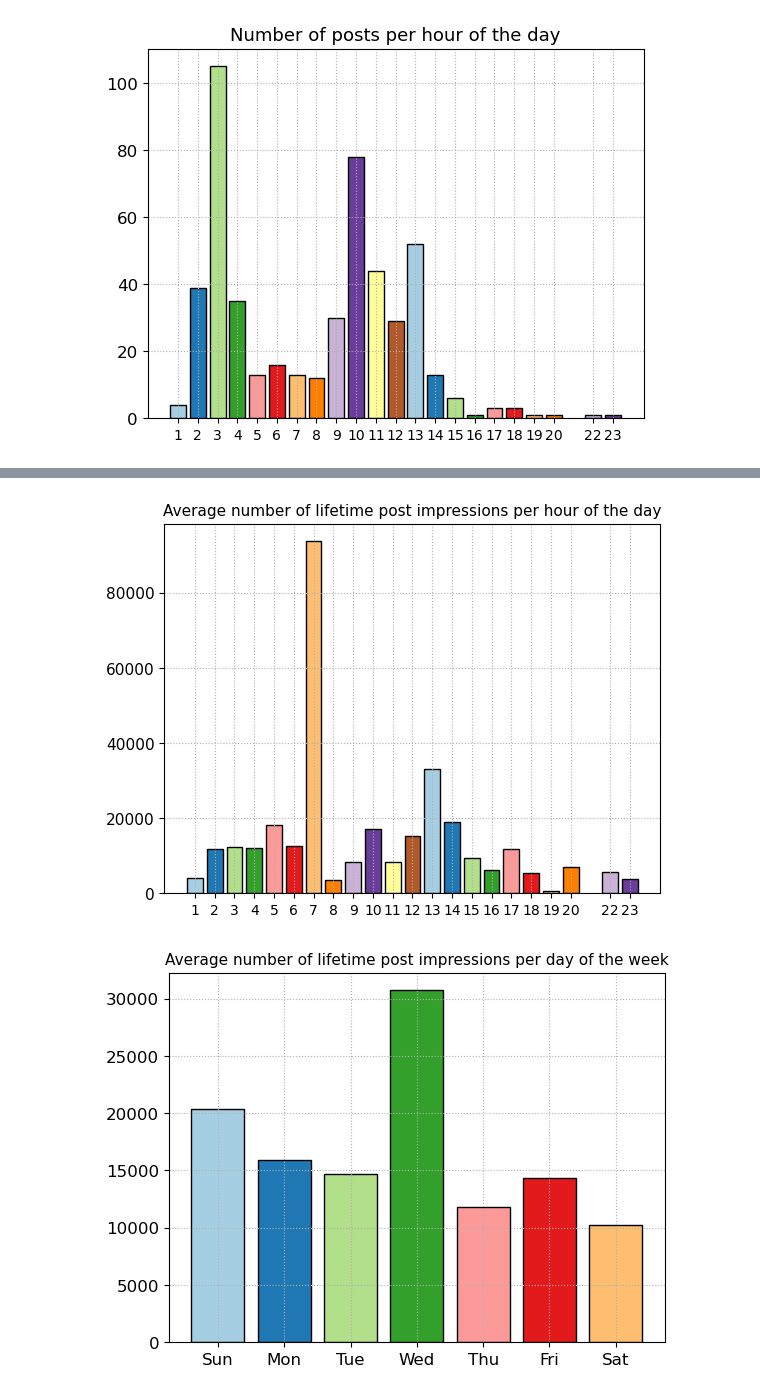
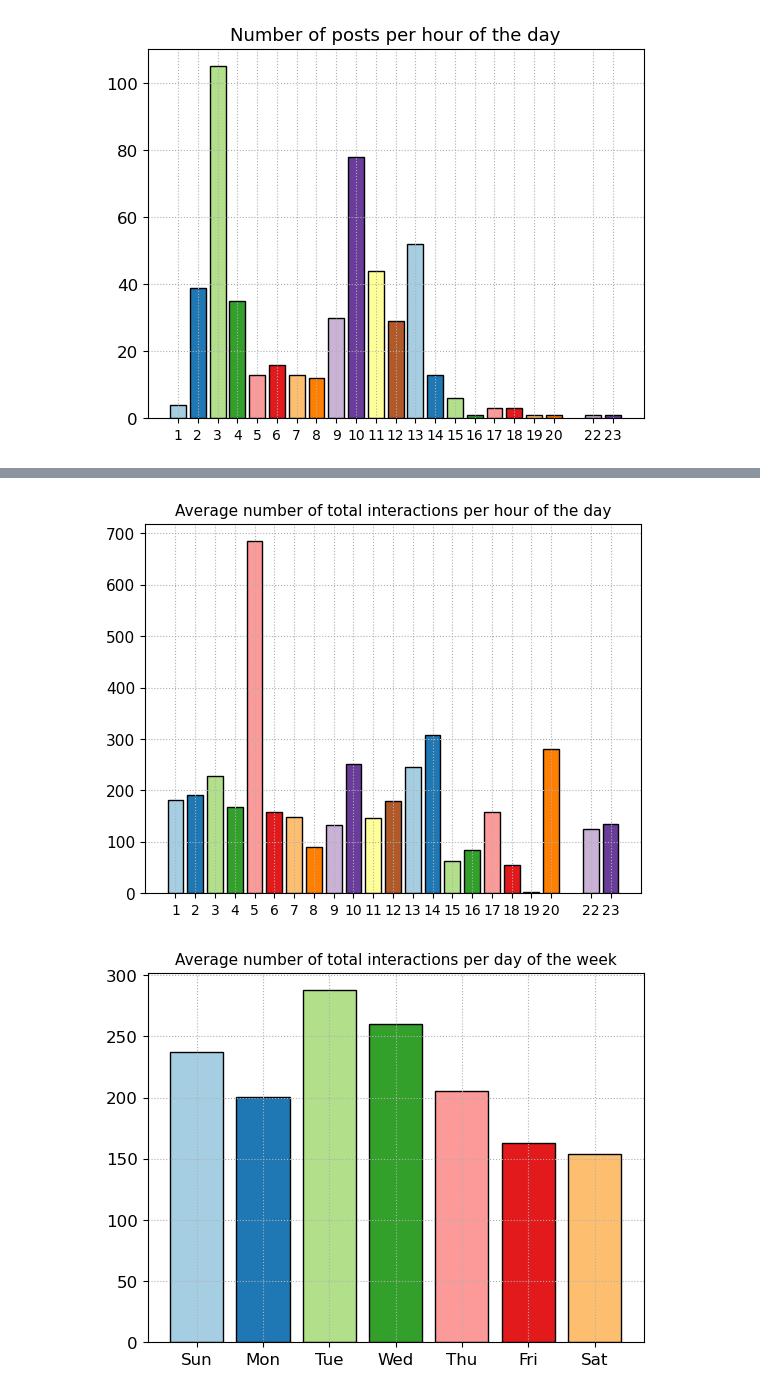
Before and after one commit to capac/facebook-metrics-data-set, a Jupyter notebook: fb_metrics.ipynb, the cells around one changed output, grey strips where cells are left out. Saved outputs shown, nothing was run; the diff lists cells and outputs as text; code cells hidden in the pictures.

```diff
--- a/fb_metrics.ipynb
+++ b/fb_metrics.ipynb
@@ -145,24 +145,24 @@ plt.grid(linestyle=':')
 # %%
-lt_post_imp_df=fb_df['LT Post Imp + Liked Page'].groupby(fb_df['Post Hour']).mean()
-plt.bar(x=lt_post_imp_df.index, height=lt_post_imp_df.values,
+tot_int_df=fb_df['Total Int'].groupby(fb_df['Post Hour']).mean()
+plt.bar(x=tot_int_df.index, height=tot_int_df.values,
         color=plt.cm.Paired.colors, edgecolor='k')
-plt.xticks(ticks=lt_post_imp_df.index, fontsize=10)
+plt.xticks(ticks=tot_int_df.index, fontsize=10)
 plt.yticks(fontsize=11)
-plt.title('Average number of lifetime post impressions per hour of the day', fontsize=11)
+plt.title('Average number of total interactions per hour of the day', fontsize=11)
 plt.grid(linestyle=':')
-# plt.savefig('plots/average_number_of_lifetime_post_consumers_per_hour_of_day.png', bbox_inches='tight');
+plt.savefig('plots/average_number_of_total_interactions_per_hour_of_day.png', bbox_inches='tight');
 # %% [output]
-[figure, old version]
+[figure, new version]
 # %%
-lt_post_imp_df=fb_df['LT Post Imp + Liked Page'].groupby(fb_df['Post Weekday']).mean()
-plt.bar(x=lt_post_imp_df.index, height=lt_post_imp_df.values,
+tot_int_df=fb_df['Total Int'].groupby(fb_df['Post Weekday']).mean()
+plt.bar(x=tot_int_df.index, height=tot_int_df.values,
         color=plt.cm.Paired.colors, edgecolor='k')
 days = ['Sun', 'Mon', 'Tue', 'Wed', 'Thu', 'Fri', 'Sat']
-plt.xticks(ticks=lt_post_imp_df.index, labels=days, fontsize=12)
+plt.xticks(ticks=tot_int_df.index, labels=days, fontsize=12)
 plt.yticks(fontsize=12)
-plt.title('Average number of lifetime post impressions per day of the week', fontsize=11)
+plt.title('Average number of total interactions per day of the week', fontsize=11)
 plt.grid(linestyle=':')
-# plt.savefig('plots/average_number_of_lifetime_post_consumers_per_day_of_week.png', bbox_inches='tight');
+plt.savefig('plots/average_number_of_total_interactions_per_day_of_week.png', bbox_inches='tight');
 # %% [output]
-[figure, old version]
+[figure, new version]
 # %%
```
Also changed, not shown: parts of 11 cells of this notebook.
